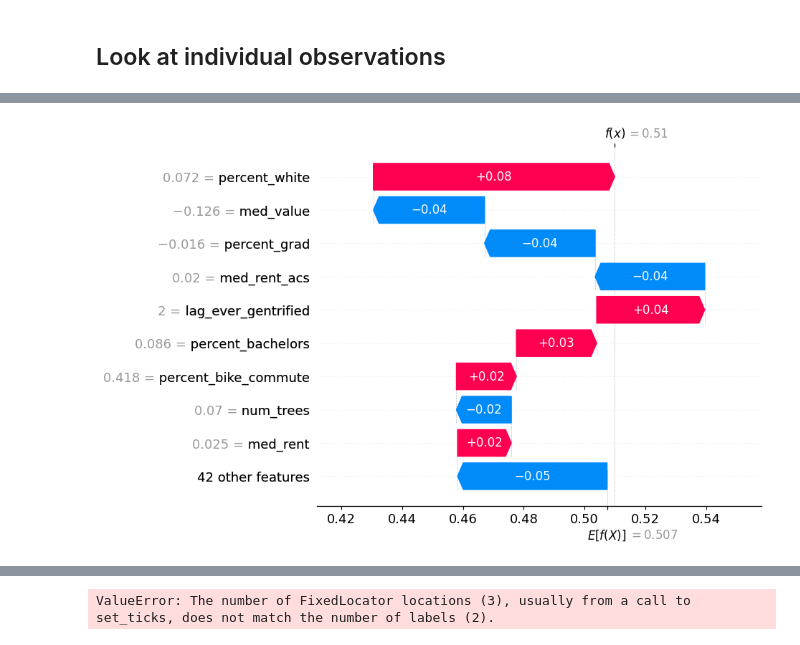
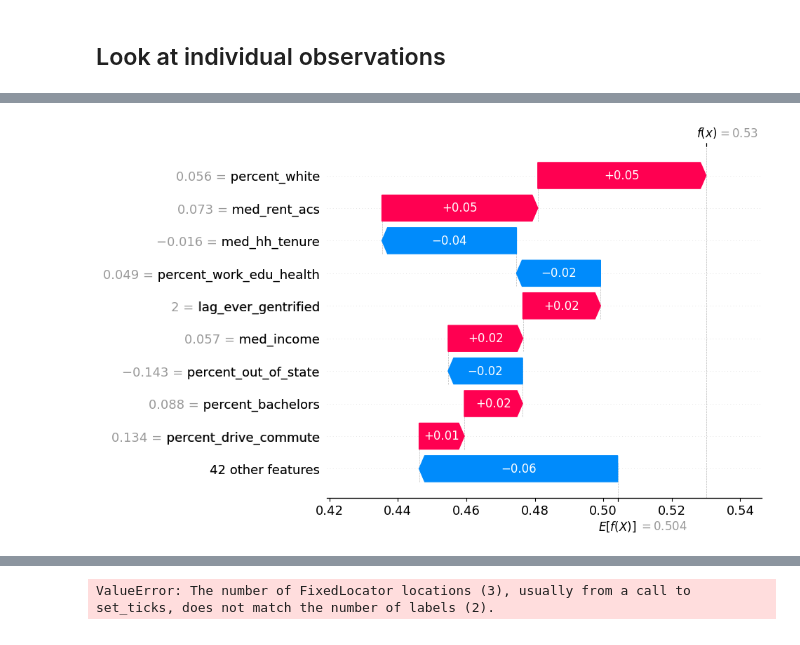
Before and after one commit to khyateed/forecasting-gentrification-nyc, a Jupyter notebook: modeling.ipynb, the cells around one changed output, grey strips where cells are left out. Saved outputs shown, nothing was run; the diff lists cells and outputs as text; code cells hidden in the pictures.

```diff
--- a/modeling.ipynb
+++ b/modeling.ipynb
@@ -166,7 +178,7 @@ train_set_full = df[df.pred_year.isin(['2022','2020','2021'])]
 test_set_full = df[df.pred_year.isin(['2023'])]
 
 # add our case study Census Tracts to teh test set to inspect Shap values later
-set_to_move = train_set_full[train_set_full.GEOID.isin(['36047022900','36061016600','36047044300'])]
+set_to_move = train_set_full[train_set_full.GEOID.isin(['36061015602','36047044300'])]
 train_set_full.drop(set_to_move.index, inplace=True)
 test_set_full = pd.concat([test_set_full, set_to_move])
 
@@ -278,5 +324,5 @@ cases = test_set[test_set.GEOID.isin(['36047022900','36061016600','36047044300']
 # %%
-# Bed Stuy - 36047022900
-shap.plots.waterfall(shap_class1_values[761])
+# Harlem - 36061015602
+shap.plots.waterfall(shap_class1_values[760])
 # %% [output]
-[figure, old version]
+[figure, new version]
```
Also changed, not shown: parts of 8 cells of this notebook.
